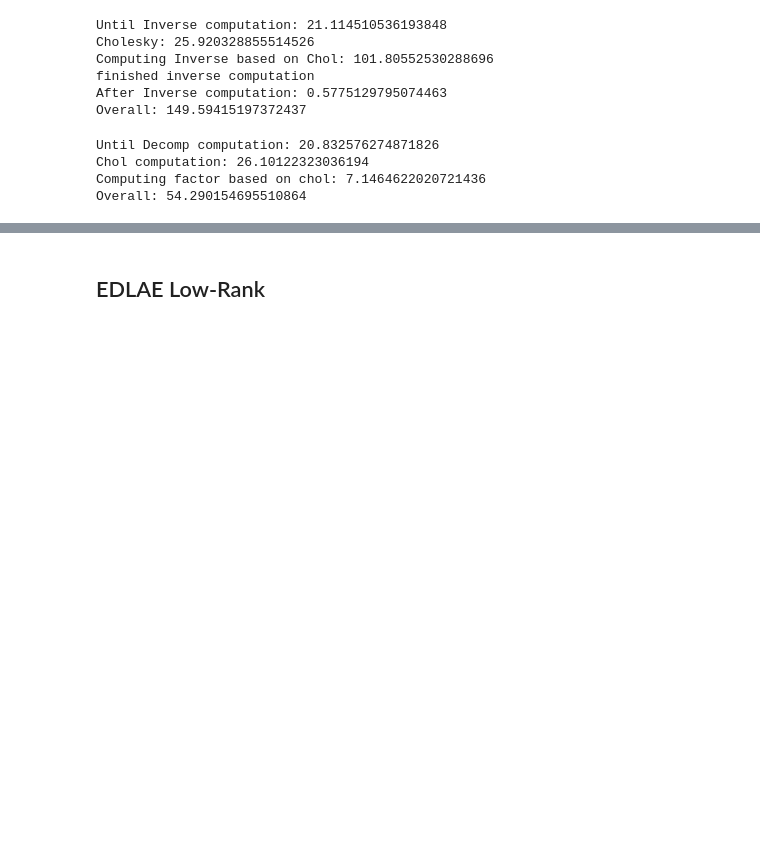
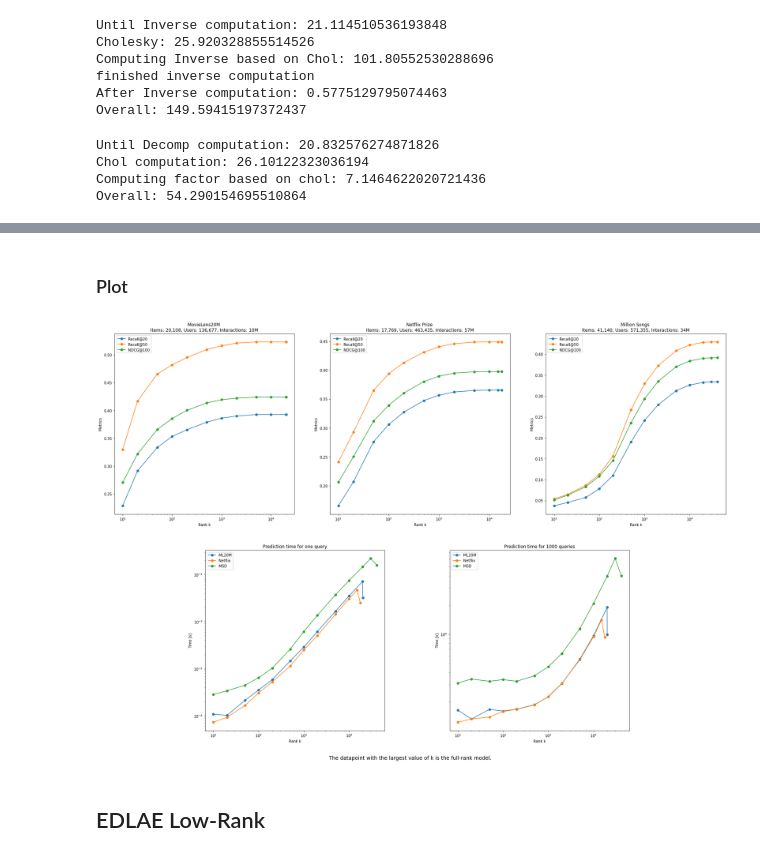
Before and after one commit to moritzp23/ModsemCollaborativeFiltering, a Jupyter notebook: benchmark_summary.ipynb, the cells around one changed output, grey strips where cells are left out. Saved outputs shown, nothing was run; the diff lists cells and outputs as text; code cells hidden in the pictures; blank space fills up the shorter version.

Commit message:
added plots

```diff
--- a/benchmark_summary.ipynb
+++ b/benchmark_summary.ipynb
@@ -1362,3 +1605,74 @@ Overall: 54.290154695510864
+# %% [markdown]
+### Plot
+# %%
+results_svd_ML20 = pd.read_csv('/home/pmoritz/dev/modsem/benchmarks/ml20m_svd.csv')
+results_svd_netflix = pd.read_csv('/home/pmoritz/dev/modsem/benchmarks/netflix_svd.csv')
+results_svd_msd = pd.read_csv('/home/pmoritz/dev/modsem/benchmarks/msd_svd.csv')
+
+results_svd_ML20.sort_values(by='k', inplace=True)
+results_svd_netflix.sort_values(by='k', inplace=True)
+results_svd_msd.sort_values(by='k', inplace=True)
+
+results_svd_ML20.reset_index(drop=True, inplace=True)
+results_svd_netflix.reset_index(drop=True, inplace=True)
+results_svd_msd.reset_index(drop=True, inplace=True)
+
+fig, ax = plt.subplots(2, 3, figsize=(30, 20))
+ax[1, 2].set_visible(False)
+
+ax[1, 0].set_position([0.24,0.125,0.228,0.343])
+ax[1, 1].set_position([0.55,0.125,0.228,0.343])
+
+ax[0, 0].plot(results_svd_ML20.k, results_svd_ML20['Recall@20'], marker='o', label='Recall@20')
+ax[0, 0].plot(results_svd_ML20.k, results_svd_ML20['Recall@50'], marker='o', label='Recall@50')
+ax[0, 0].plot(results_svd_ML20.k, results_svd_ML20['NDCG@100'], marker='o', label='NDCG@100')
+ax[0, 0].set_xlabel('Rank k')
+ax[0, 0].set_ylabel('Metrics')
+ax[0, 0].set_xscale('log')
+ax[0, 0].set_title('MovieLens20M \nItems: 20,108, Users: 136,677, Interactions: 10M')
+ax[0, 0].legend()
+
+ax[0, 1].plot(results_svd_netflix.k, results_svd_netflix['Recall@20'], marker='o', label='Recall@20')
+ax[0, 1].plot(results_svd_netflix.k, results_svd_netflix['Recall@50'], marker='o', label='Recall@50')
+ax[0, 1].plot(results_svd_netflix.k, results_svd_netflix['NDCG@100'], marker='o', label='NDCG@100')
+ax[0, 1].set_xlabel('Rank k')
+ax[0, 1].set_ylabel('Metrics')
+ax[0, 1].set_xscale('log')
+ax[0, 1].set_title('Netflix Prize \nItems: 17,769, Users: 463,435, Interactions: 57M')
+ax[0, 1].legend()
+
+ax[0, 2].plot(results_svd_msd.k, results_svd_msd['Recall@20'], marker='o', label='Recall@20')
+ax[0, 2].plot(results_svd_msd.k, results_svd_msd['Recall@50'], marker='o', label='Recall@50')
+ax[0, 2].plot(results_svd_msd.k, results_svd_msd['NDCG@100'], marker='o', label='NDCG@100')
+ax[0, 2].set_xlabel('Rank k')
+ax[0, 2].set_ylabel('Metrics')
+ax[0, 2].set_xscale('log')
+ax[0, 2].set_title('Million Songs \nItems: 41,140, Users: 571,355, Interactions: 34M')
+ax[0, 2].legend()
+
+ax[1, 0].plot(results_svd_ML20.k, results_svd_ML20['query time'], marker='o', label='ML20M')
+ax[1, 0].plot(results_svd_netflix.k, results_svd_netflix['query time'], marker='o', label='Netflix')
+ax[1, 0].plot(results_svd_msd.k, results_svd_msd['query time'], marker='o', label='MSD')
+ax[1, 0].set_xlabel('Rank k')
+ax[1, 0].set_ylabel('Time [s]')
+ax[1, 0].set_xscale('log')
+ax[1, 0].set_yscale('log')
+ax[1, 0].set_title('Prediction time for one query')
+ax[1, 0].legend()
+
+ax[1, 1].plot(results_svd_ML20.k, results_svd_ML20['batch time'], marker='o', label='ML20M')
+ax[1, 1].plot(results_svd_netflix.k, results_svd_netflix['batch time'], marker='o', label='Netflix')
+ax[1, 1].plot(results_svd_msd.k, results_svd_msd['batch time'], marker='o', label='MSD')
+ax[1, 1].set_xlabel('Rank k')
+ax[1, 1].set_ylabel('Time [s]')
+ax[1, 1].set_xscale('log')
+ax[1, 1].set_yscale('log')
+ax[1, 1].set_title('Prediction time for 1000 queries')
+ax[1, 1].legend()
+
+plt.figtext(0.5, 0.07, "The datapoint with the largest value of k is the full-rank model.", ha="center", fontsize=14,);
+# %% [output]
+[figure, added]
 # %% [markdown]
 ## EDLAE Low-Rank
 # %%
```
Also changed, not shown: parts of 33 cells of this notebook.
